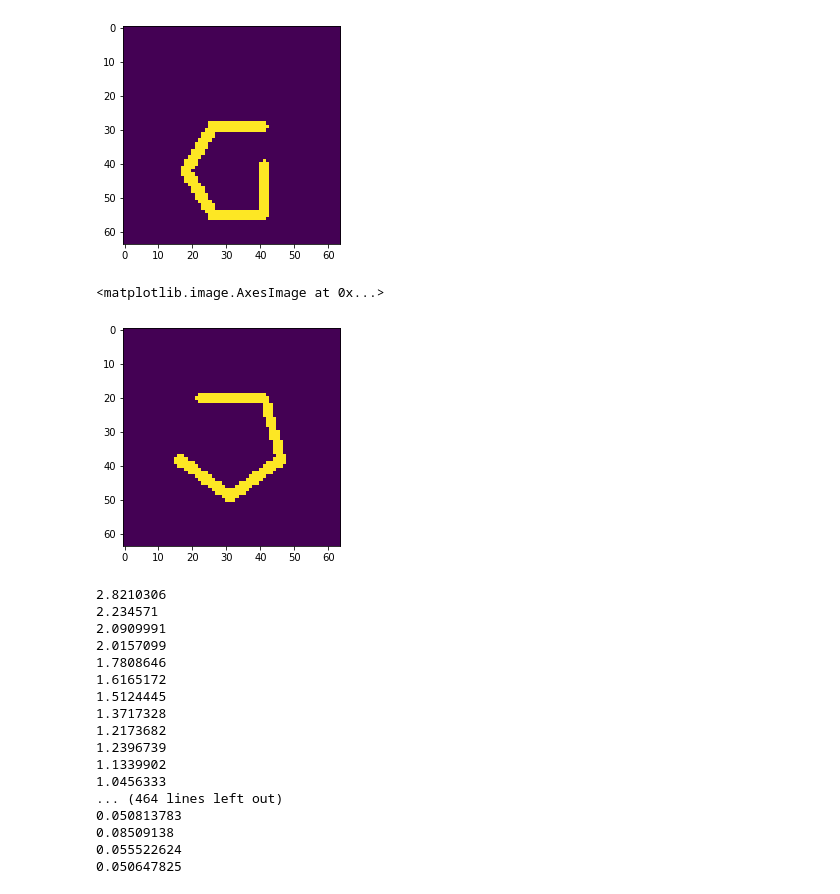
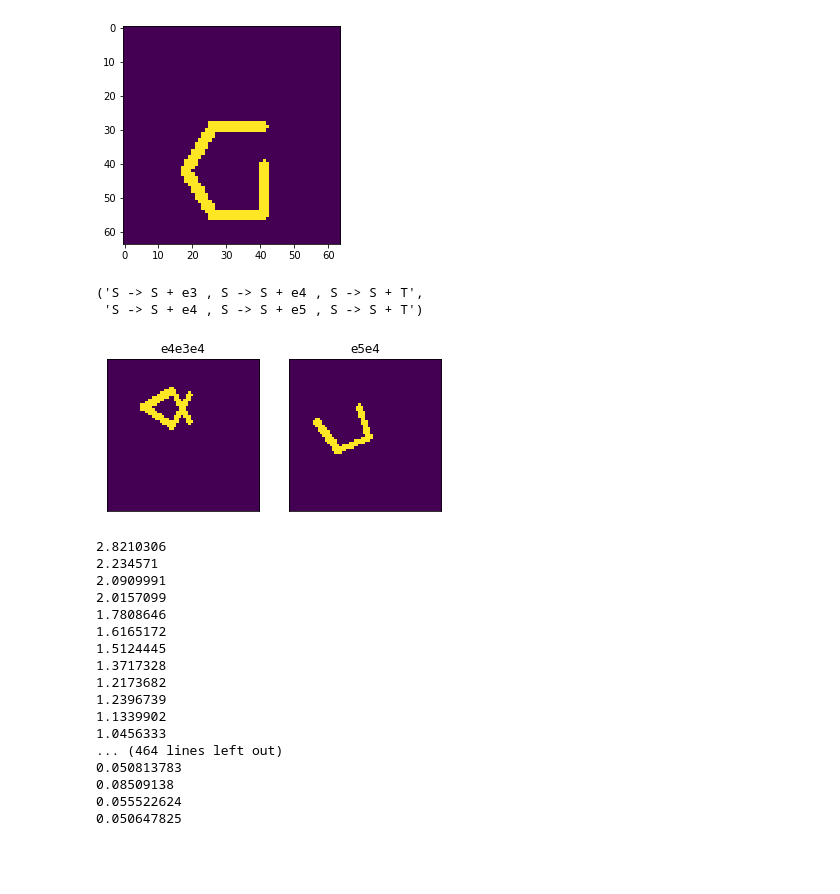
Before and after one commit to sreejank/DeepGenerativeGrammar, a Jupyter notebook: GrammarLSTM_2rels.ipynb, the cells around one changed output. Drawn from its saved outputs; the diff is of its cells as text; code cells hidden in the pictures; blank space fills up the shorter version.

```diff
--- a/GrammarLSTM_2rels.ipynb
+++ b/GrammarLSTM_2rels.ipynb
@@ -59,11 +59,27 @@ plt.imshow(test_imgs[np.random.choice(len(test_imgs))])
 # %% [output]
 <matplotlib.image.AxesImage at 0x...>
 [figure]
-# %%
-plt.imshow(train_imgs[np.random.choice(len(train_imgs))])
-# %% [output]
-<matplotlib.image.AxesImage at 0x...>
-[figure, removed]
+# %%
+i0=np.random.choice(np.arange(4*n_train,5*n_train))
+i1=np.random.choice(np.arange(7*n_train,8*n_train))
+train_labels[i0],train_labels[i1]
+# %% [output]
+('S -> S + e3 , S -> S + e4 , S -> S + T',
+ 'S -> S + e4 , S -> S + e5 , S -> S + T')
+# %%
+plt.subplot(1,2,1)
+plt.title('e4e3e4')
+plt.imshow(train_imgs[i0])
+plt.xticks([])
+plt.yticks([])
+plt.subplot(1,2,2)
+plt.title('e5e4')
+plt.imshow(train_imgs[i1])
+plt.xticks([])
+plt.yticks([])
+plt.savefig('/Users/Simon/Desktop/PolygonExample.pdf')
+# %% [output]
+[figure, added]
 # %%
 TEXT = torchtext.data.Field(tokenize=get_tokenizer("basic_english"),
                             init_token='<sos>',
```
Also changed, not shown: parts of 8 cells of this notebook.
